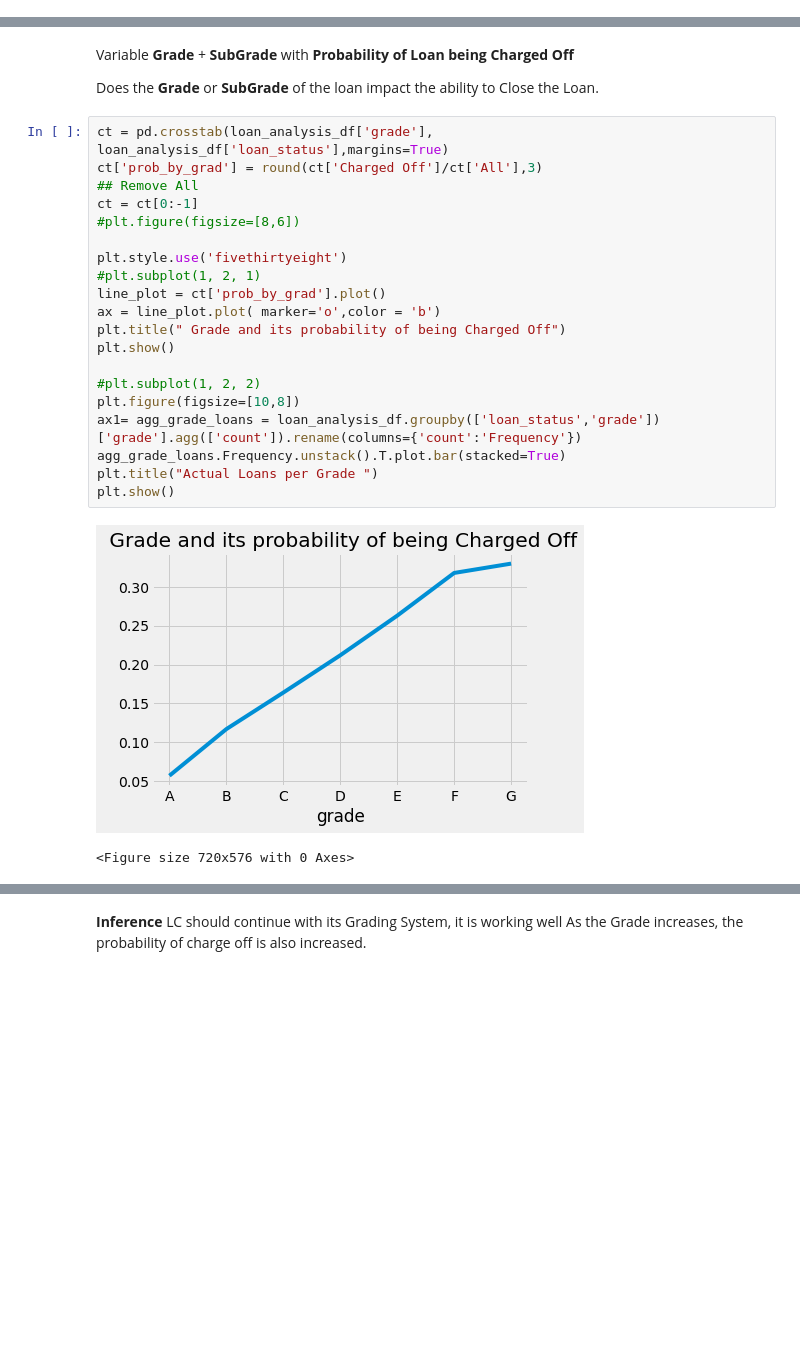
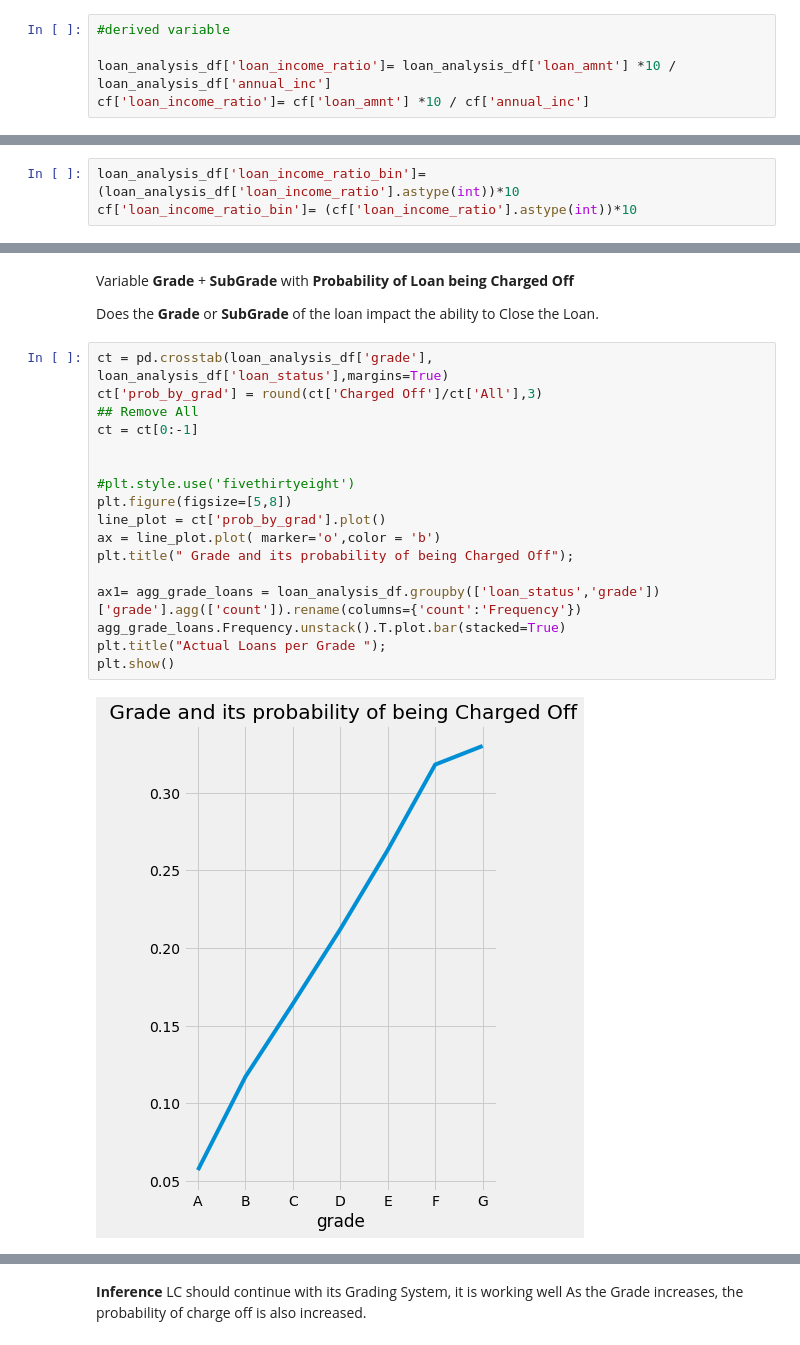
Before and after one commit to rramchan12/Lending-Club-EDA-CaseStudy, a Jupyter notebook: Lending_Club_EDA_Analysis.ipynb, the cells around one changed output, grey strips where cells are left out. Cells and saved outputs as stored; diff of their text form; blank space fills up the shorter version.

```diff
--- a/Lending_Club_EDA_Analysis.ipynb
+++ b/Lending_Club_EDA_Analysis.ipynb
@@ -944,0 +965,5 @@ plotDistribution_against_Category(loan_analysis_df, "open_acc")
+# %%
+#derived variable
+
+loan_analysis_df['loan_income_ratio']= loan_analysis_df['loan_amnt'] *10 / loan_analysis_df['annual_inc']
+cf['loan_income_ratio']= cf['loan_amnt'] *10 / cf['annual_inc']
@@ -944,0 +974,3 @@ plotDistribution_against_Category(loan_analysis_df, "open_acc")
+# %%
+loan_analysis_df['loan_income_ratio_bin']= (loan_analysis_df['loan_income_ratio'].astype(int))*10
+cf['loan_income_ratio_bin']= (cf['loan_income_ratio'].astype(int))*10
@@ -951,26 +991,22 @@ Does the **Grade** or **SubGrade** of the loan impact the ability to Close the L
 # %%
 ct = pd.crosstab(loan_analysis_df['grade'], loan_analysis_df['loan_status'],margins=True)
 ct['prob_by_grad'] = round(ct['Charged Off']/ct['All'],3)
 ## Remove All
 ct = ct[0:-1]
-#plt.figure(figsize=[8,6])
 
-plt.style.use('fivethirtyeight')
-#plt.subplot(1, 2, 1)
+
+#plt.style.use('fivethirtyeight')
+plt.figure(figsize=[5,8])
 line_plot = ct['prob_by_grad'].plot()
 ax = line_plot.plot( marker='o',color = 'b')
-plt.title(" Grade and its probability of being Charged Off")
-plt.show()
+plt.title(" Grade and its probability of being Charged Off");
 
-#plt.subplot(1, 2, 2)
-plt.figure(figsize=[10,8])
 ax1= agg_grade_loans = loan_analysis_df.groupby(['loan_status','grade'])['grade'].agg(['count']).rename(columns={'count':'Frequency'})
 agg_grade_loans.Frequency.unstack().T.plot.bar(stacked=True)
-plt.title("Actual Loans per Grade ")
+plt.title("Actual Loans per Grade ");
 plt.show()
 # %% [output]
-[figure, old version]
+[figure, new version]
-<Figure size 720x576 with 0 Axes>
 [figure]
 # %%
 ct = pd.crosstab(loan_analysis_df['sub_grade'], loan_analysis_df['loan_status'],margins=True)
```
Also changed, not shown: parts of 49 cells of this notebook.
